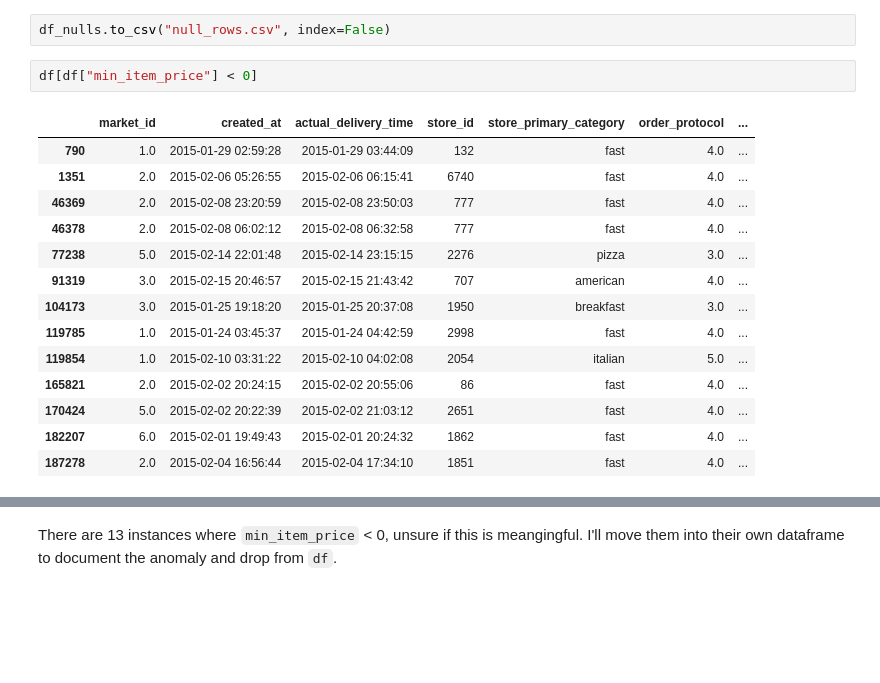
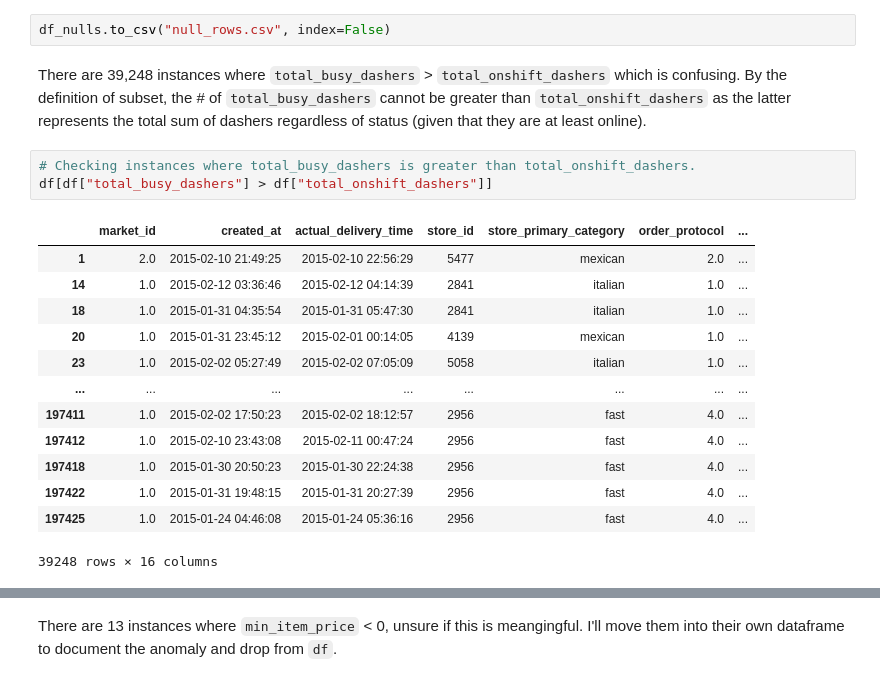
Before and after one commit to dklim-git/DoorDash-Project, a Jupyter notebook: data_clean.ipynb, the cells around one changed output, grey strips where cells are left out. Cells and saved outputs as stored; diff of their text form; blank space fills up the shorter version.

```diff
--- a/data_clean.ipynb
+++ b/data_clean.ipynb
@@ -53,20 +60,22 @@ df.describe().loc[["min", "max"]]
 df_nulls = df[df.isna().any(axis=1)]
 # %%
 df_nulls.to_csv("null_rows.csv", index=False)
-# %%
-df[df["min_item_price"] < 0]
-# %% [output]
-|  | market_id | created_at | actual_delivery_time | store_id | store_primary_category | order_protocol | ... |
-| 790 | 1.0 | 2015-01-29 02:59:28 | 2015-01-29 03:44:09 | 132 | fast | 4.0 | ... |
-| 1351 | 2.0 | 2015-02-06 05:26:55 | 2015-02-06 06:15:41 | 6740 | fast | 4.0 | ... |
-| 46369 | 2.0 | 2015-02-08 23:20:59 | 2015-02-08 23:50:03 | 777 | fast | 4.0 | ... |
-| 46378 | 2.0 | 2015-02-08 06:02:12 | 2015-02-08 06:32:58 | 777 | fast | 4.0 | ... |
-| 77238 | 5.0 | 2015-02-14 22:01:48 | 2015-02-14 23:15:15 | 2276 | pizza | 3.0 | ... |
-| 91319 | 3.0 | 2015-02-15 20:46:57 | 2015-02-15 21:43:42 | 707 | american | 4.0 | ... |
-| 104173 | 3.0 | 2015-01-25 19:18:20 | 2015-01-25 20:37:08 | 1950 | breakfast | 3.0 | ... |
-| 119785 | 1.0 | 2015-01-24 03:45:37 | 2015-01-24 04:42:59 | 2998 | fast | 4.0 | ... |
-| 119854 | 1.0 | 2015-02-10 03:31:22 | 2015-02-10 04:02:08 | 2054 | italian | 5.0 | ... |
-| 165821 | 2.0 | 2015-02-02 20:24:15 | 2015-02-02 20:55:06 | 86 | fast | 4.0 | ... |
-| 170424 | 5.0 | 2015-02-02 20:22:39 | 2015-02-02 21:03:12 | 2651 | fast | 4.0 | ... |
-| 182207 | 6.0 | 2015-02-01 19:49:43 | 2015-02-01 20:24:32 | 1862 | fast | 4.0 | ... |
-| 187278 | 2.0 | 2015-02-04 16:56:44 | 2015-02-04 17:34:10 | 1851 | fast | 4.0 | ... |
+# %% [markdown]
+There are 39,248 instances where `total_busy_dashers` > `total_onshift_dashers` which is confusing.  By the definition of subset, the # of `total_busy_dashers` cannot be greater than `total_onshift_dashers` as the latter represents the total sum of dashers regardless of status (given that they are at least online).
+# %%
+# Checking instances where total_busy_dashers is greater than total_onshift_dashers.
+df[df["total_busy_dashers"] > df["total_onshift_dashers"]]
+# %% [output]
+|  | market_id | created_at | actual_delivery_time | store_id | store_primary_category | order_protocol | ... |
+| 1 | 2.0 | 2015-02-10 21:49:25 | 2015-02-10 22:56:29 | 5477 | mexican | 2.0 | ... |
+| 14 | 1.0 | 2015-02-12 03:36:46 | 2015-02-12 04:14:39 | 2841 | italian | 1.0 | ... |
+| 18 | 1.0 | 2015-01-31 04:35:54 | 2015-01-31 05:47:30 | 2841 | italian | 1.0 | ... |
+| 20 | 1.0 | 2015-01-31 23:45:12 | 2015-02-01 00:14:05 | 4139 | mexican | 1.0 | ... |
+| 23 | 1.0 | 2015-02-02 05:27:49 | 2015-02-02 07:05:09 | 5058 | italian | 1.0 | ... |
+| ... | ... | ... | ... | ... | ... | ... | ... |
+| 197411 | 1.0 | 2015-02-02 17:50:23 | 2015-02-02 18:12:57 | 2956 | fast | 4.0 | ... |
+| 197412 | 1.0 | 2015-02-10 23:43:08 | 2015-02-11 00:47:24 | 2956 | fast | 4.0 | ... |
+| 197418 | 1.0 | 2015-01-30 20:50:23 | 2015-01-30 22:24:38 | 2956 | fast | 4.0 | ... |
+| 197422 | 1.0 | 2015-01-31 19:48:15 | 2015-01-31 20:27:39 | 2956 | fast | 4.0 | ... |
+| 197425 | 1.0 | 2015-01-24 04:46:08 | 2015-01-24 05:36:16 | 2956 | fast | 4.0 | ... |
+39248 rows × 16 columns
```
Also changed, not shown: parts of 4 cells of this notebook.
